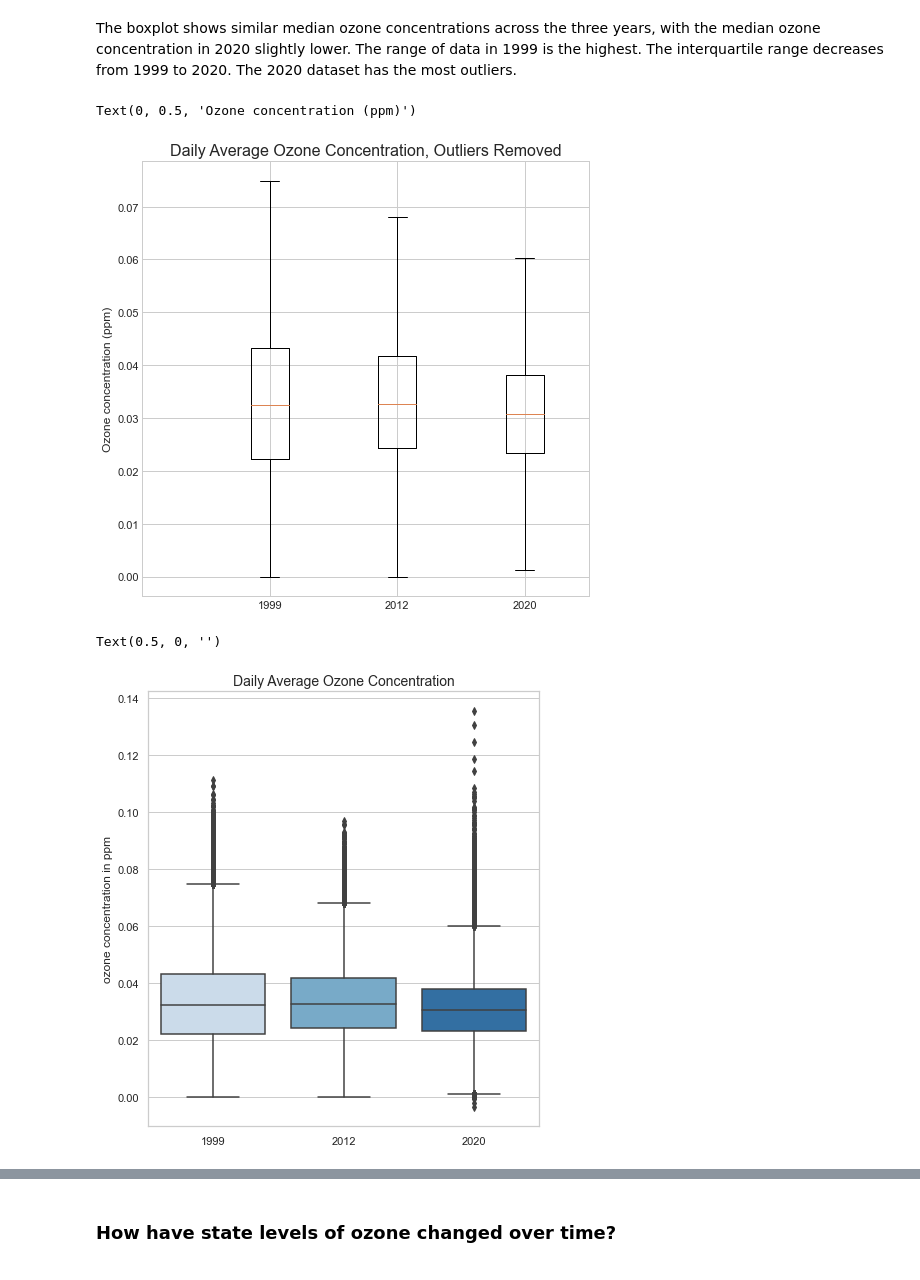
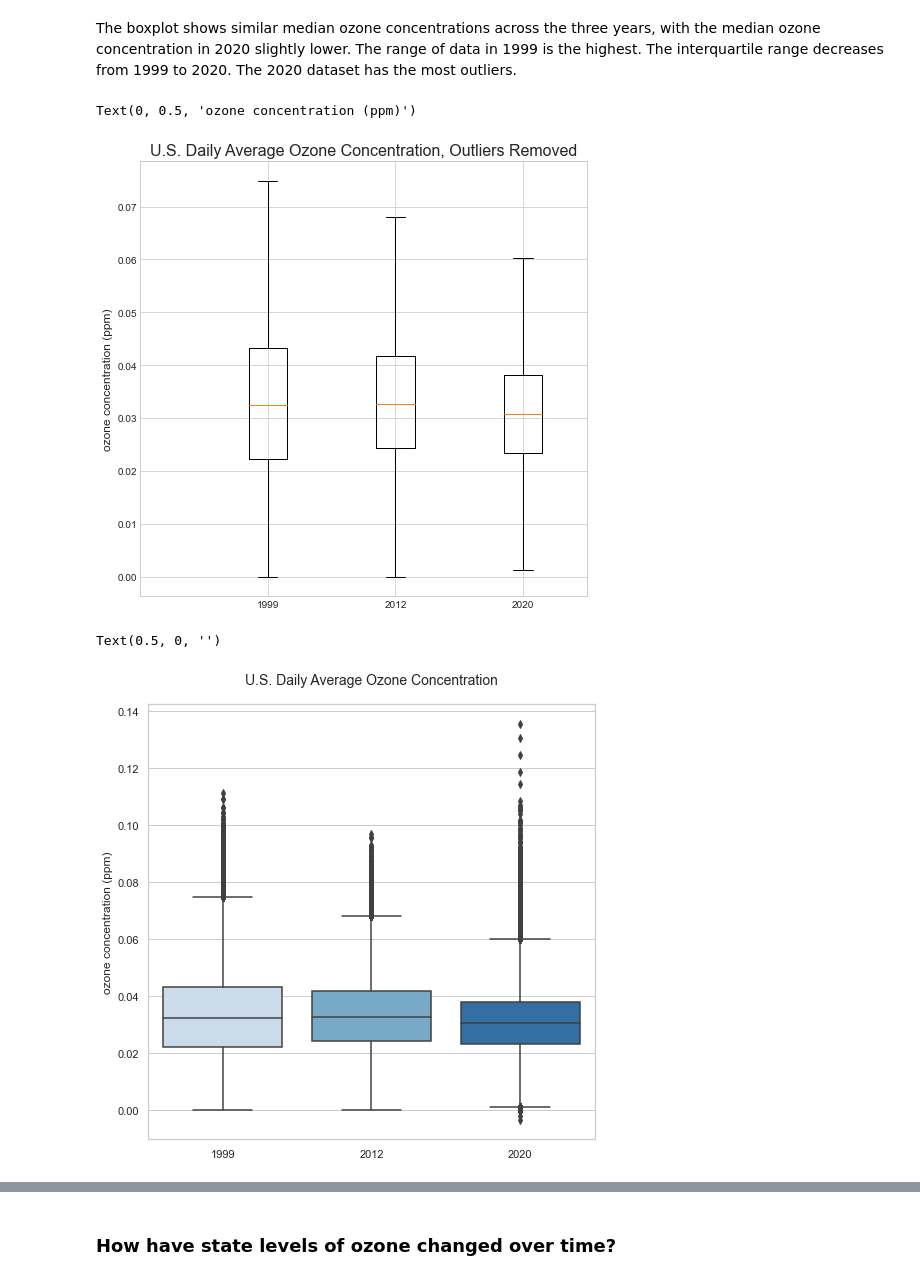
Before and after one commit to mjlaw/FIT_capstone, a Jupyter notebook: Jupyter_notebooks/ozone studies.ipynb, the cells around one changed output, grey strips where cells are left out. Cells and saved outputs as stored; diff of their text form; code cells hidden in the pictures.

Commit message:
final notebook

```diff
--- a/Jupyter_notebooks/ozone studies.ipynb
+++ b/Jupyter_notebooks/ozone studies.ipynb
@@ -446,27 +440,27 @@ The boxplot shows similar median ozone concentrations across the three years, wi
 fig1 = plt.figure(figsize = [8, 8]) #make larger
 years = [x0_cleaned, x1_cleaned, x2_cleaned]
 plt.boxplot(years, showfliers=False)
-plt.title('Daily Average Ozone Concentration, Outliers Removed', fontsize=16)
+plt.title('U.S. Daily Average Ozone Concentration, Outliers Removed', fontsize=16)
 plt.xticks(np.arange(4), ['', '1999','2012', '2020'])
-plt.ylabel('Ozone concentration (ppm)', fontsize=12)
+plt.ylabel('ozone concentration (ppm)', fontsize=12)
 # %% [output]
-Text(0, 0.5, 'Ozone concentration (ppm)')
+Text(0, 0.5, 'ozone concentration (ppm)')
-[figure, old version]
+[figure, new version]
 # %%
 plt.close()
 # %%
 #Re-create boxplots using seaborn boxplots
 #Create separate dataframes for arithmetic year series, add a year column and combine dataframes
 #Code modified from https://stackoverflow.com/questions/42004381/box-plot-of-a-many-pandas-dataframes
 df0 = pd.DataFrame(x0_cleaned.to_frame()).assign(Year=1999)
 df1 = pd.DataFrame(x1_cleaned.to_frame()).assign(Year=2012)
 df2 = pd.DataFrame(x2_cleaned.to_frame()).assign(Year=2020)
 cdf = pd.concat([df0, df1, df2])
-sns.set(style='whitegrid', context='notebook', rc={'figure.figsize': (7,8)})
+sns.set(style='whitegrid', context='notebook', rc={'figure.figsize': (8,8)})
 ax = sns.boxplot(x="Year", y="Arithmetic Mean", data=cdf, palette='Blues')
-ax.set_title('Daily Average Ozone Concentration', fontsize=14)
-ax.set_ylabel('ozone concentration in ppm', fontsize=12)
+ax.set_title('U.S. Daily Average Ozone Concentration', pad=20, fontsize=14)
+ax.set_ylabel('ozone concentration (ppm)', fontsize=12)
 ax.set_xlabel('')
 # %% [output]
 Text(0.5, 0, '')
-[figure, old version]
+[figure, new version]
```
Also changed, not shown: parts of 95 cells of this notebook.
